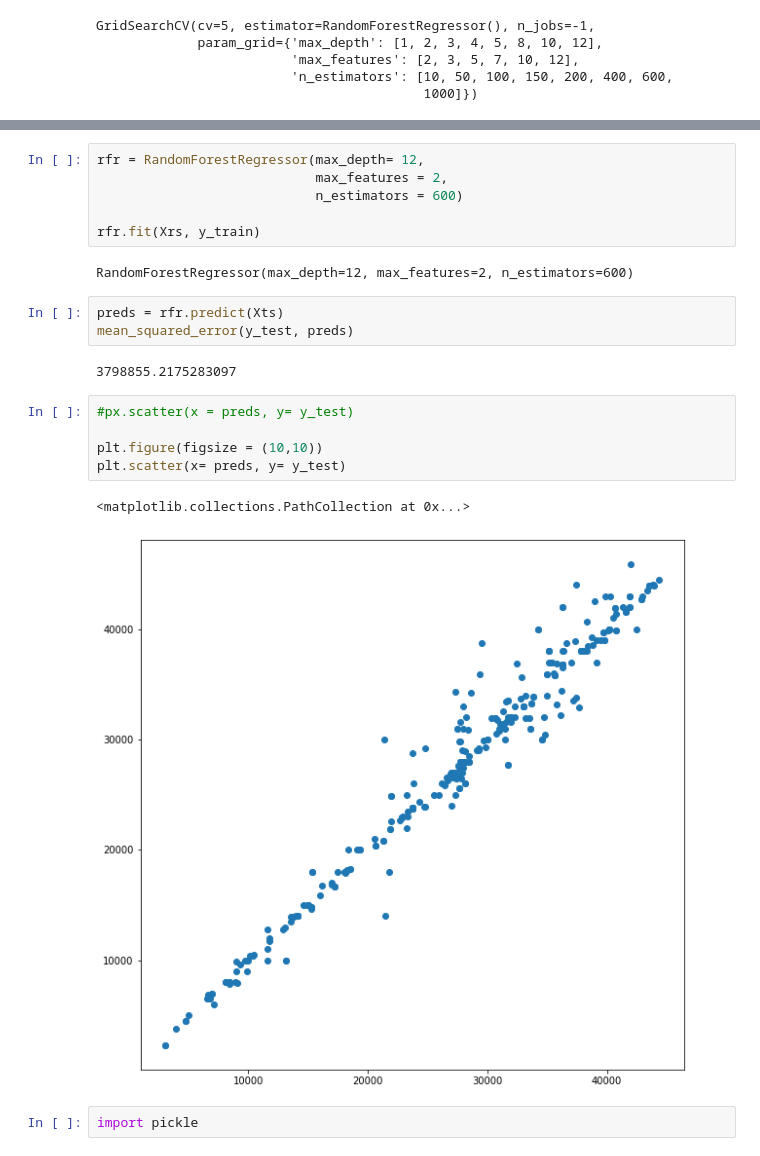
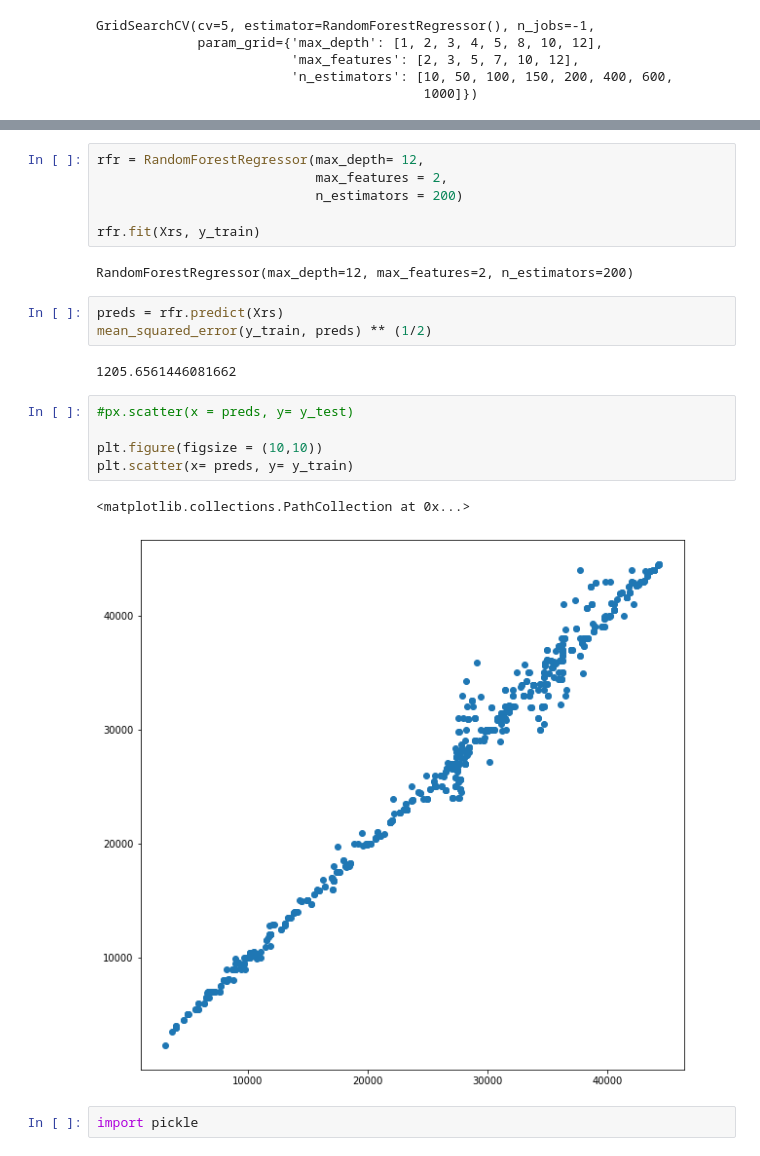
Before and after one commit to bilative/weekend-end-to-end-ds-project, a Jupyter notebook: ANALYZING/prepearing_and_analyzing_part.ipynb, the cells around one changed output, grey strips where cells are left out. Saved outputs shown, nothing was run; the diff lists cells and outputs as text.

```diff
--- a/ANALYZING/prepearing_and_analyzing_part.ipynb
+++ b/ANALYZING/prepearing_and_analyzing_part.ipynb
@@ -297,24 +297,24 @@ print(gridy.best_score_)
 # %%
 rfr = RandomForestRegressor(max_depth= 12,
                             max_features = 2,
-                            n_estimators = 600)
+                            n_estimators = 200)
 
 rfr.fit(Xrs, y_train)
 # %% [output]
-RandomForestRegressor(max_depth=12, max_features=2, n_estimators=600)
+RandomForestRegressor(max_depth=12, max_features=2, n_estimators=200)
 # %%
-preds = rfr.predict(Xts)
-mean_squared_error(y_test, preds)
+preds = rfr.predict(Xrs)
+mean_squared_error(y_train, preds) ** (1/2)
 # %% [output]
-3798855.2175283097
+1205.6561446081662
 # %%
 #px.scatter(x = preds, y= y_test)
 
 plt.figure(figsize = (10,10))
-plt.scatter(x= preds, y= y_test)
+plt.scatter(x= preds, y= y_train)
 # %% [output]
 <matplotlib.collections.PathCollection at 0x...>
-[figure, old version]
+[figure, new version]
 # %%
 import pickle
 # %%
```
Also changed, not shown: parts of 2 cells of this notebook, 2 other files.
